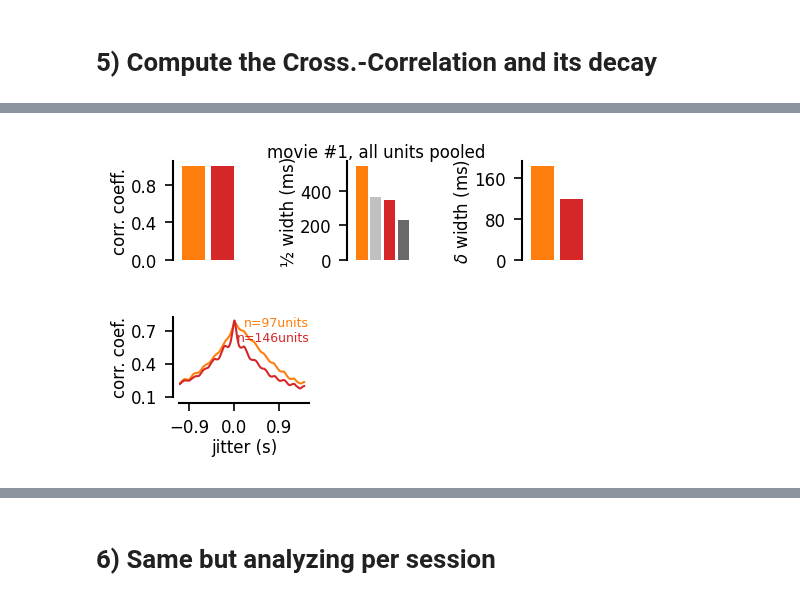
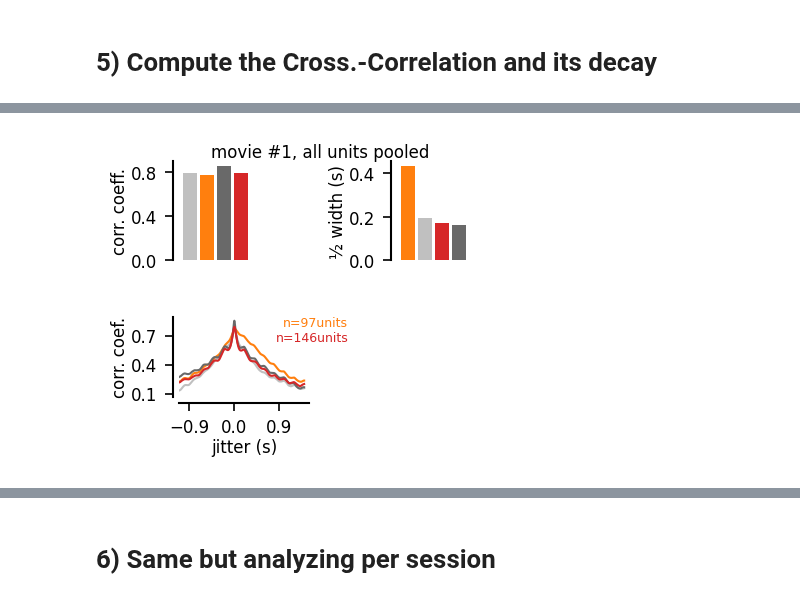
Before and after one commit to yzerlaut/pv-sst-dendrites, a Jupyter notebook: visual_coding/Natural-Movie.ipynb, the cells around one changed output, grey strips where cells are left out. Drawn from its saved outputs; the diff is of its cells as text; code cells hidden in the pictures.

```diff
--- a/visual_coding/Natural-Movie.ipynb
+++ b/visual_coding/Natural-Movie.ipynb
@@ -29,12 +27,6 @@ np.random.seed(1)
 for key in ['PV','SST']:
     for n, nUnits in enumerate(Optotagging[key+'_negative_units']):
         Optotagging[key+'_negative_units'][n] = np.random.choice(nUnits, 100, replace=False)
-# %%
-from allensdk.brain_observatory.ecephys.ecephys_project_cache import EcephysProjectCache
-data_directory = os.path.join(os.path.expanduser('~'), 'Downloads', 'ecephys_cache_dir')
-manifest_path = os.path.join(data_directory, "manifest.json")
-cache = EcephysProjectCache.from_warehouse(manifest=manifest_path)
-sessions = cache.get_session_table()
 # %% [markdown]
 # 2) Preprocess the stimulus-evoked spikes
 # %%
@@ -221,20 +217,22 @@ for p in PROTOCOLS:
 RATES = np.load(os.path.join('..', 'data', 'visual_coding', 'RATES_natural_movie_one.npy'),
                 allow_pickle=True).item()
 
-fig, AX = pt.figure(axes=(2,2), hspace=0.1, figsize=(1.3,1))
+fig, AX = pt.figure(axes=(2,4), hspace=0.1, figsize=(1.3,1))
 fig.suptitle('movie #1, all units pooled')
 
 tCond = RATES['time']<4
 
 for k, key, color in zip(range(2), ['PV', 'SST'], ['tab:red','tab:orange']):
-    for u, rates, c in zip(range(2),
-                           [RATES[key+'_posUnits'], RATES[key+'_negUnits']],
-                           [color, 'tab:grey']):
+    for u, rates, c in zip(range(4),
+                           [RATES[key+'_posUnits'], RATES[key+'_negUnits'],
+                           [RATES[key+'_negUnits'][i] for i in np.random.choice(np.arange(len(RATES[key+'_negUnits'])), len(RATES[key+'_posUnits']), replace=False)],
+                           [RATES[key+'_negUnits'][i] for i in np.random.choice(np.arange(len(RATES[key+'_negUnits'])), len(RATES[key+'_posUnits']), replace=False)]],
+                           [color, 'tab:grey', 'tab:grey', 'tab:grey']):
         if len(rates)>0:
             pt.plot(RATES['time'][tCond], np.mean(rates, axis=0)[tCond],
                     #sy=0.*np.std(rates, axis=0)[tCond],
                     ax=AX[u][k], color=c)
             pt.annotate(AX[u][k], 'n=%i' % len(rates), (1,1), va='top', ha='right', color=c)
-            pt.set_plot(AX[u][k], ['left','bottom'] if u else ['left'],
-                        ylabel='rate (Hz)', xlabel='time (s)' if u else '')
+            pt.set_plot(AX[u][k], ['left','bottom'] if u==4 else ['left'],
+                        ylabel='rate (Hz)', xlabel='time (s)' if u==4 else '')
 # %% [output]
@@ -278,63 +294,77 @@ except NameError:
 RATES = np.load(os.path.join('..', 'data', 'visual_coding', 'RATES_natural_movie_one.npy'),
                 allow_pickle=True).item()
 
-fig1, [ax11, ax12, ax13] = plt.subplots(1, 3, figsize=(3.5,0.9))
+fig1, [ax11, ax12] = plt.subplots(1, 2, figsize=(2.5,0.9))
 fig1.subplots_adjust(wspace=2, top=0.85)
 fig1.suptitle('movie #1, all units pooled\n')
 fig2, ax2 = pt.figure(figsize=(1.,0.85))
 fig3, ax3 = plt.subplots(1, figsize=(1.3, 0.8))
 
+np.random.seed(5)
 
 for k, key, pos_color, neg_color in zip(range(2),
                                         ['SST', 'PV'],
                                         ['tab:orange', 'tab:red'],
                                         ['silver', 'dimgrey']):
 
-    neg_rates = np.mean(RATES['%s_negUnits' % key], axis=0)
+    neg_rates_All = np.mean(RATES['%s_negUnits' % key], axis=0)
+
+    # rates of positive units
     pos_rates = np.mean(RATES['%s_posUnits' % key], axis=0)
-    pt.annotate(ax2, k*'\n'+'n=%iunits' % len(RATES['%s_posUnits' % key]), (1,1),
+    # rates of negative units subsampled to the number of positive units (to have a fair comp)
+    neg_rates = np.mean([RATES[key+'_negUnits'][i] for i in np.random.choice(np.arange(len(RATES[key+'_negUnits'])), len(RATES[key+'_posUnits']), replace=False)], axis=0)
+
+    pt.annotate(ax2, k*'\n'+'n=%iunits' % len(RATES['%s_posUnits' % key]), (1.3,1),
                 va='top', ha='right', color=pos_color, fontsize=6)
-    pt.annotate(ax3, k*'\n'+'n=%iunits' % len(RATES['%s_negUnits' % key]), (1,1),
-                va='top', ha='right', color=neg_color, fontsize=6)
+    #pt.annotate(ax3, k*'\n'+'n=%iunits' % len(RATES['%s_negUnits' % key]), (1.3,1),
+    #            va='top', ha='right', color=neg_color, fontsize=6)
 
-    CCF, time_shift = crosscorrel(neg_rates-np.mean(neg_rates), neg_rates-np.mean(neg_rates),
+    CCF1, time_shift = crosscorrel(neg_rates_All-np.mean(neg_rates_All), neg_rates-np.mean(neg_rates),
                                   1.4, RATES['time'][1]-RATES['time'][0])
-    ax3.plot(time_shift, CCF/np.max(CCF), color=neg_color)
+    ax2.plot(time_shift, CCF1, color=neg_color)
+    # ax3.plot(time_shift, CCF/np.max(CCF), color=neg_color)
+    ax3.plot(time_shift, (CCF1-np.min(CCF1))/(np.max(CCF1)-np.min(CCF1)),
+             color=neg_color)
+    ax11.bar([2*k], [CCF1[int(len(time_shift)/2)]], color=neg_color)
 
     # fit for half width
-    tau0 = fit_half_width(time_shift, CCF/np.max(CCF))[0]
-    ax12.bar([2*k+1], [1e3*tau0], color=neg_color)
+    fit_cond = (time_shift>0) & (time_shift<1)
+    tau0 = fit_half_width(time_shift[fit_cond], CCF1[fit_cond]/np.max(CCF1))[0]
+    ax12.bar([2*k+1], [tau0], color=neg_color)
 
-    ax11.bar([k], [CCF[int(len(time_shift)/2)]], color=pos_color)
 
-    CCF, time_shift = crosscorrel(neg_rates-np.mean(neg_rates), pos_rates-np.mean(pos_rates),
+    CCF2, time_shift = crosscorrel(neg_rates_All-np.mean(neg_rates_All), pos_rates-np.mean(pos_rates),
                                   1.4, RATES['time'][1]-RATES['time'][0])
-    ax2.plot(time_shift, CCF, color=pos_color)
-    ax3.plot(time_shift, CCF/np.max(CCF), color=pos_color)
+    ax2.plot(time_shift, CCF2, color=pos_color)
+    # ax3.plot(time_shift, CCF/np.max(CCF), color=pos_color)
+    ax3.plot(time_shift, (CCF2-np.min(CCF2))/(np.max(CCF2)-np.min(CCF2)),
+             color=pos_color)
+
+    ax11.bar([2*k+1], [CCF2[int(len(time_shift)/2)]], color=pos_color)
 
     # gaussian fit for width
-    tau = fit_half_width(time_shift, CCF/np.max(CCF))[0]
-    ax12.bar([2*k], [1e3*tau], color=pos_color)
-    ax13.bar([k], [1e3*(tau-tau0)], color=pos_color)
+    fit_cond = (time_shift>0) & (time_shift<1)
+    tau = fit_half_width(time_shift[fit_cond], CCF2[fit_cond]/np.max(CCF2))[0]
+    ax12.bar([2*k], [tau], color=pos_color)
+    #ax13.bar([k], [1e3*(tau-tau0)], color=pos_color)
 
 pt.set_plot(ax11, ['left'], #yticks=[0,0.2,0.4],
             ylabel='corr. coeff.')
-pt.set_plot(ax12, ['left'], #yticks=[0,0.2,0.4],
-            ylabel=u'\u00bd' + ' width (ms)')
-pt.set_plot(ax13, ['left'], #yticks=[0,0.2,0.4],
-            ylabel='$\delta$ width (ms)')
+pt.set_plot(ax12, ['left'], yticks=[0,0.2,0.4],
+            ylabel=u'\u00bd' + ' width (s)')
 pt.set_plot(ax2, xlabel='jitter (s)',
             #title='"-" vs "+" units',
             ylabel='corr. coef.',
             yticks=[0.1,0.4,0.7],
             xlim=[-1.1,1.5],
             xticks=[-0.9,0,0.9])
 pt.set_plot(ax3, xlabel='jitter (s)',
-            ylabel='norm. corr.',
+            ylabel='norm. corr.\n(peak-baseline)',
             xlim=[-1.5,1.5], yticks=[0,1])
 
 fig2.savefig('../figures/visual_coding/CC_movie1_units_pooled.svg')
+fig3.savefig('../figures/visual_coding/normCC_movie1_units_pooled.svg')
 fig2.savefig('../figures/Figure5/CC_movie1_units_pooled.pdf')
 # %% [output]
-[figure, old version]
+[figure, new version]
-[figure, old version]
+[figure, new version]
```
Also changed, not shown: parts of 14 cells of this notebook, 2 other files.
